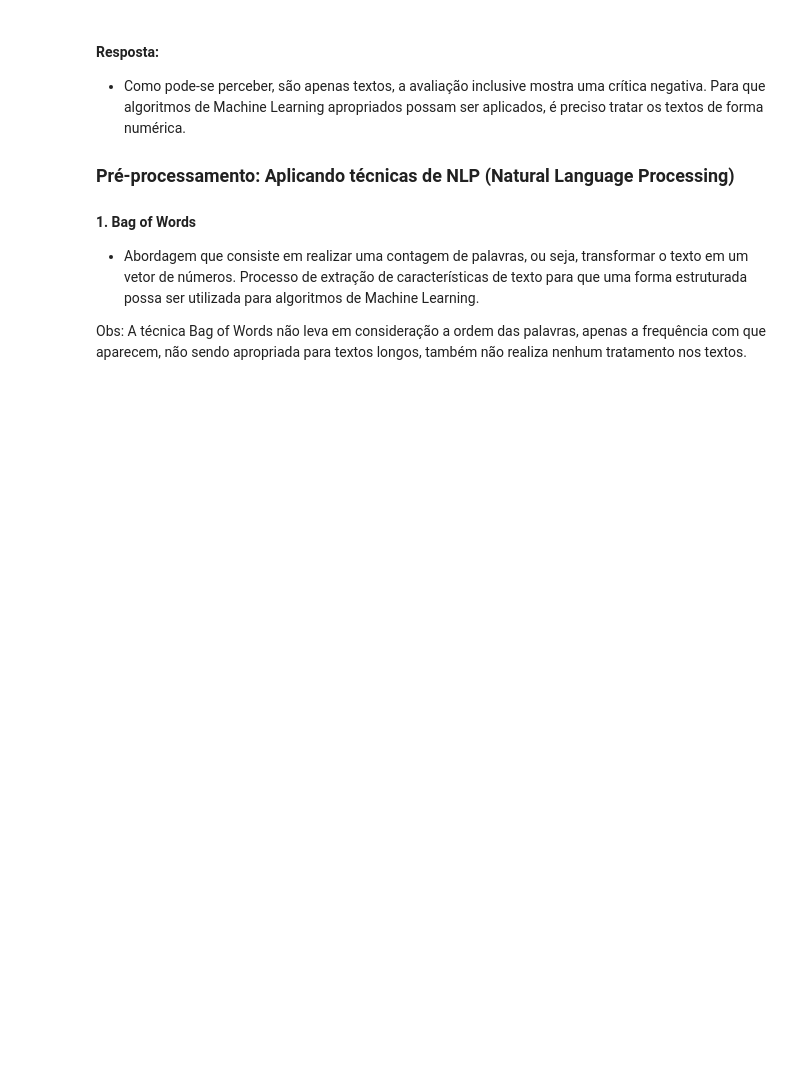
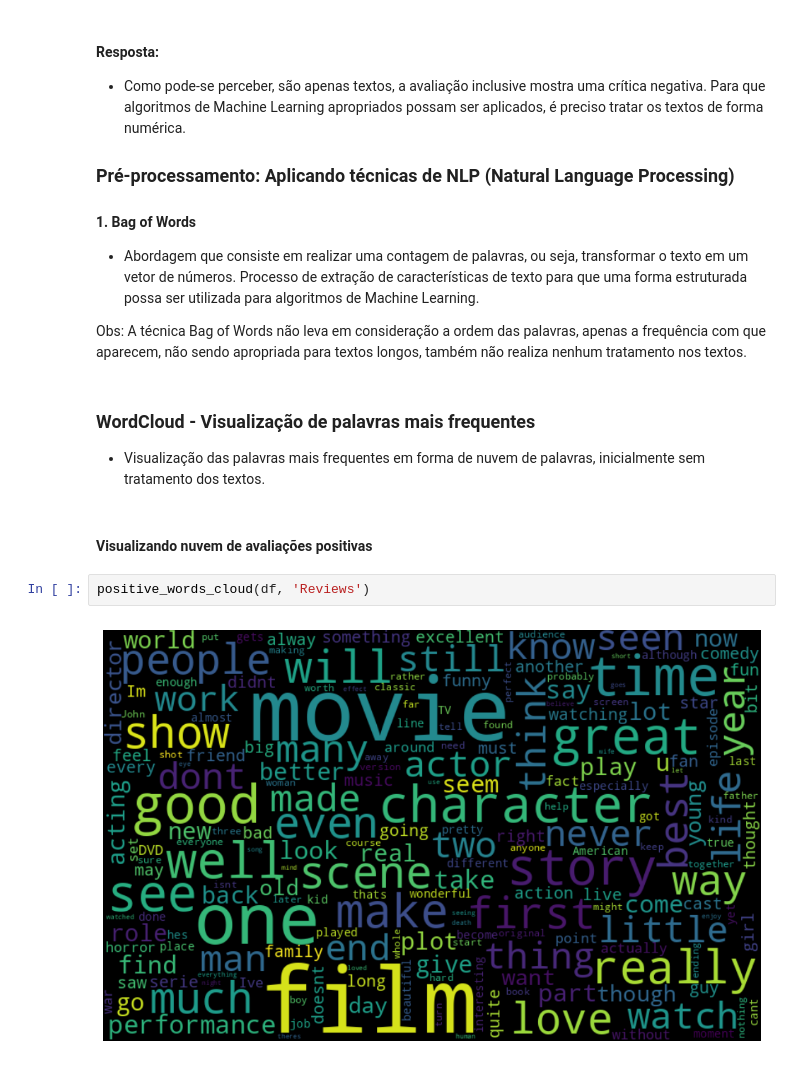
Before and after one commit to guialbquerque/AnaliseDeSentimentosIMDB, a Jupyter notebook: notebooks/preprocessing/data_pre_processing.ipynb, the cells around one changed output. Cells and saved outputs as stored; diff of their text form; blank space fills up the shorter version.

Commit message:
Visualizing wordclouds of the initial texts

```diff
--- a/notebooks/preprocessing/data_pre_processing.ipynb
+++ b/notebooks/preprocessing/data_pre_processing.ipynb
@@ -35,3 +36,13 @@ shadowing. No magic here, it was all I could do to keep from turning it off an h
 - Abordagem que consiste em realizar uma contagem de palavras, ou seja, transformar o texto em um vetor de números. Processo de extração de características de texto para que uma forma estruturada possa ser utilizada para algoritmos de Machine Learning.
 
 Obs: A técnica Bag of Words não leva em consideração a ordem das palavras, apenas a frequência com que aparecem, não sendo apropriada para textos longos, também não realiza nenhum tratamento nos textos.
+# %% [markdown]
+### **WordCloud - Visualização de palavras mais frequentes**
+
+- Visualização das palavras mais frequentes em forma de nuvem de palavras, inicialmente sem tratamento dos textos.
+# %% [markdown]
+#### Visualizando nuvem de avaliações positivas
+# %%
+positive_words_cloud(df, 'Reviews')
+# %% [output]
+[figure, added]
```
Also changed, not shown: parts of 4 cells of this notebook.
